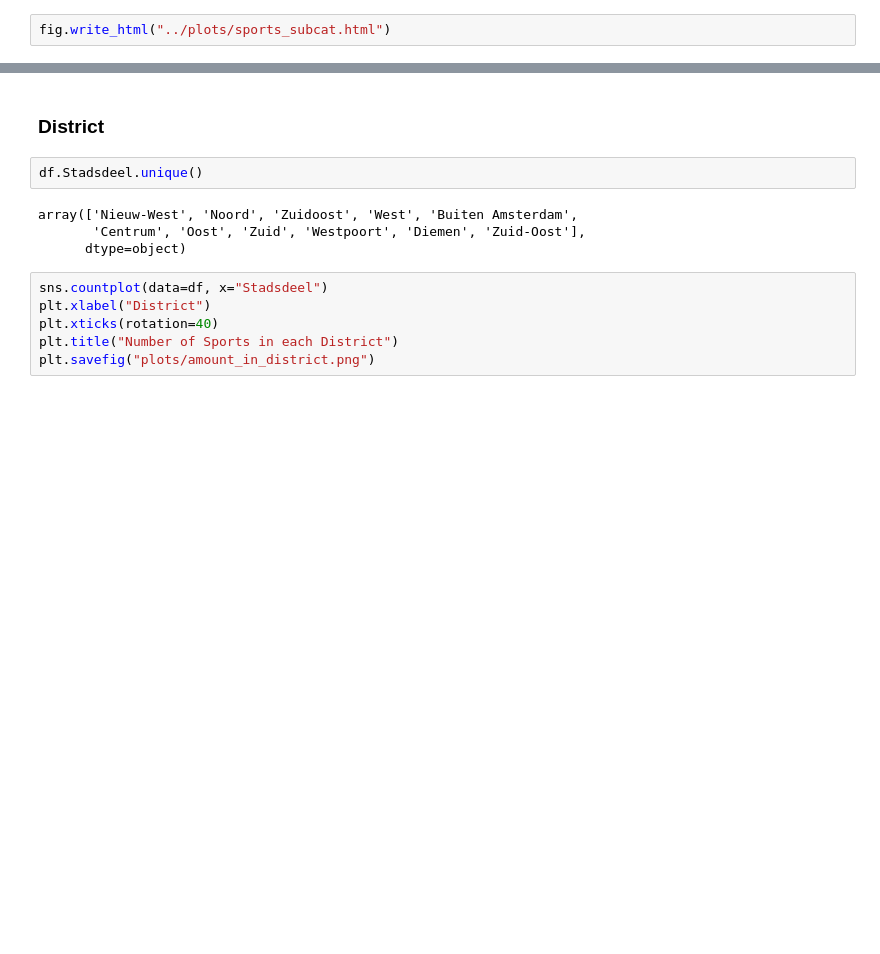
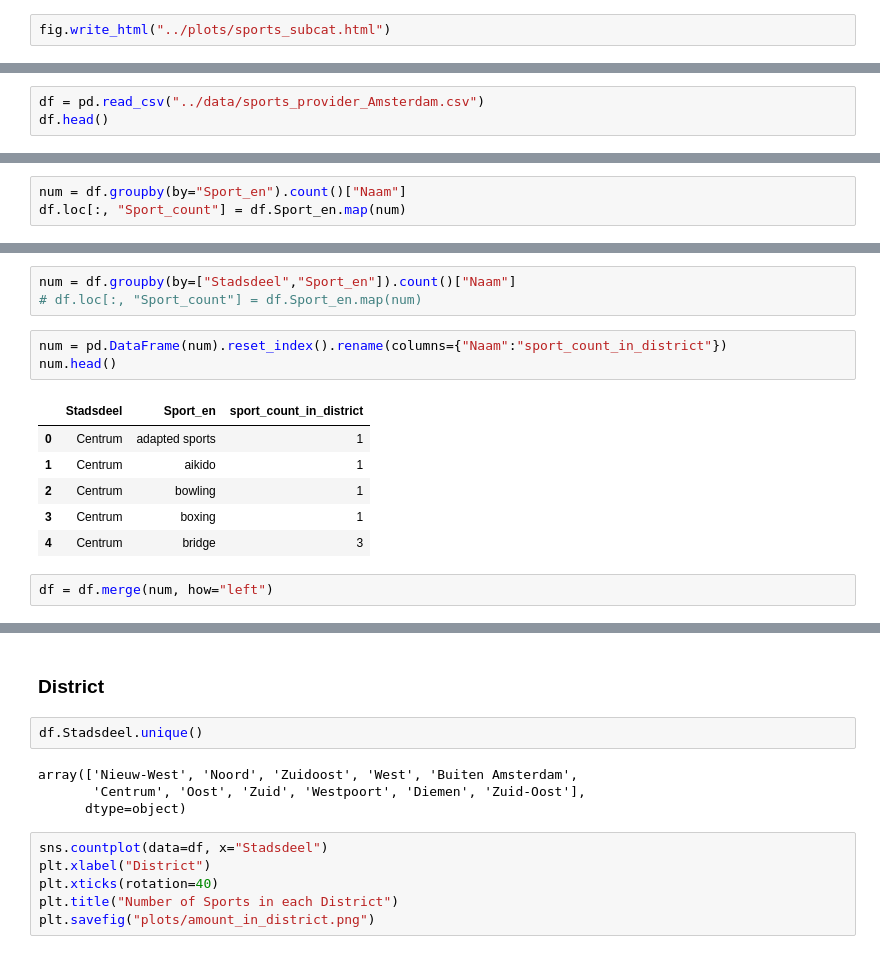
Before and after one commit to modiem/data-visualisation, a Jupyter notebook: notebooks/Vidualisation-Sports.ipynb, the cells around one changed output, grey strips where cells are left out. Drawn from its saved outputs; the diff is of its cells as text; blank space fills up the shorter version.

```diff
--- a/notebooks/Vidualisation-Sports.ipynb
+++ b/notebooks/Vidualisation-Sports.ipynb
@@ -243,3 +242,6 @@ fig.write_html("../plots/sports_subcat.html")
 - [ ] unify fontsize and only show certain
 - [ ] infotext template
 - [ ] havor info format
+# %%
+df = pd.read_csv("../data/sports_provider_Amsterdam.csv")
+df.head()
@@ -245,0 +272,3 @@ fig.write_html("../plots/sports_subcat.html")
+# %%
+num = df.groupby(by="Sport_en").count()["Naam"]
+df.loc[:, "Sport_count"] = df.Sport_en.map(num)
@@ -245,0 +336,15 @@ fig.write_html("../plots/sports_subcat.html")
+# %%
+num = df.groupby(by=["Stadsdeel","Sport_en"]).count()["Naam"]
+# df.loc[:, "Sport_count"] = df.Sport_en.map(num)
+# %%
+num = pd.DataFrame(num).reset_index().rename(columns={"Naam":"sport_count_in_district"})
+num.head()
+# %% [output]
+|  | Stadsdeel | Sport_en | sport_count_in_district |
+| 0 | Centrum | adapted sports | 1 |
+| 1 | Centrum | aikido | 1 |
+| 2 | Centrum | bowling | 1 |
+| 3 | Centrum | boxing | 1 |
+| 4 | Centrum | bridge | 3 |
+# %%
+df = df.merge(num, how="left")
```
Also changed, not shown: parts of 30 cells of this notebook, 1 other file.
